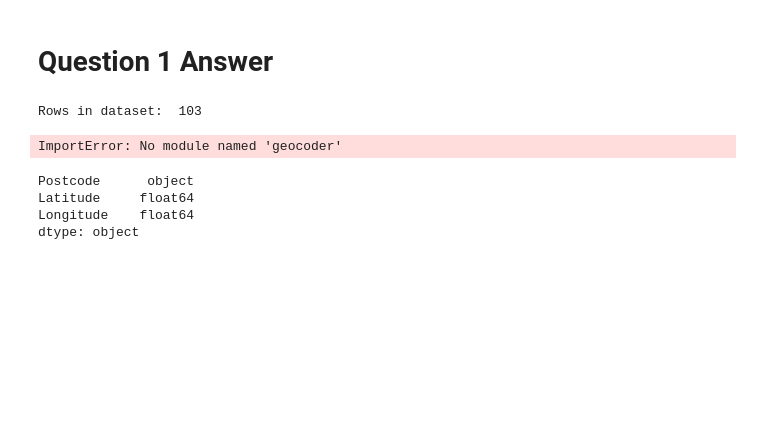
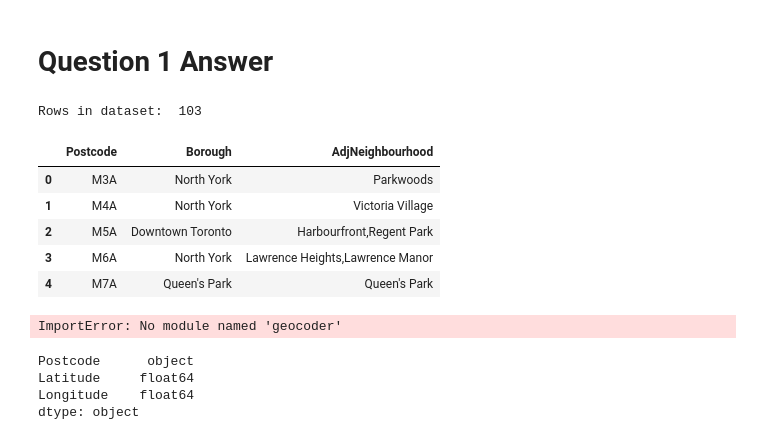
Before and after one commit to czr1803/GitHub_Main, a Jupyter notebook: Segmenting and Clustering .ipynb, the cells around one changed output. Saved outputs shown, nothing was run; the diff lists cells and outputs as text; code cells hidden in the pictures; blank space fills up the shorter version.

```diff
--- a/Segmenting and Clustering .ipynb
+++ b/Segmenting and Clustering .ipynb
@@ -175,6 +161,20 @@ dtype: object
 print('Rows in dataset: ',dfGroup.shape[0])
 # %% [output]
 Rows in dataset:  103
+# %%
+#Question 1 Data set Header
+#df3.groupby(['Postcode','Borough'], sort = False).agg(lambda x: ','.join(x))
+dfGroup = df3.groupby(['Postcode','Borough'],as_index=False, sort = False).agg(lambda x: ','.join(x))
+dfGroup.Postcode = dfGroup.Postcode.astype(str)
+dfGroup
+dfGroup.head()
+# %% [output]
+|  | Postcode | Borough | AdjNeighbourhood |
+| 0 | M3A | North York | Parkwoods |
+| 1 | M4A | North York | Victoria Village |
+| 2 | M5A | Downtown Toronto | Harbourfront,Regent Park |
+| 3 | M6A | North York | Lawrence Heights,Lawrence Manor |
+| 4 | M7A | Queen's Park | Queen's Park |
 # %%
 import geocoder # import geocoder
 
```
Also changed, not shown: parts of 8 cells of this notebook.
